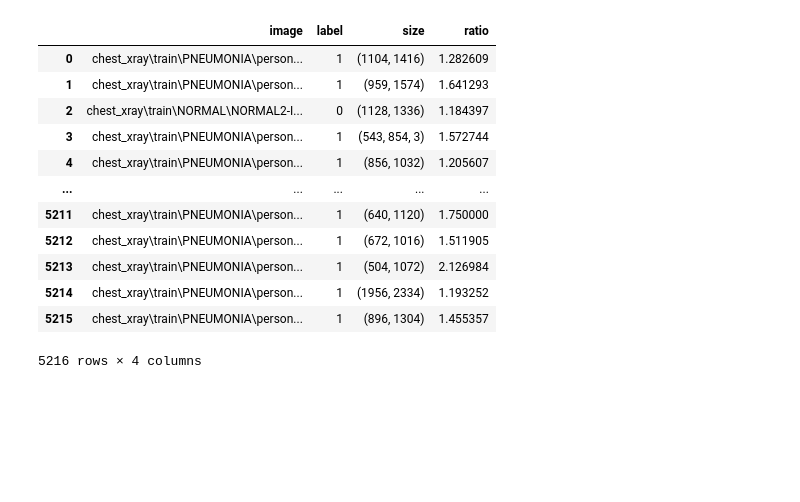
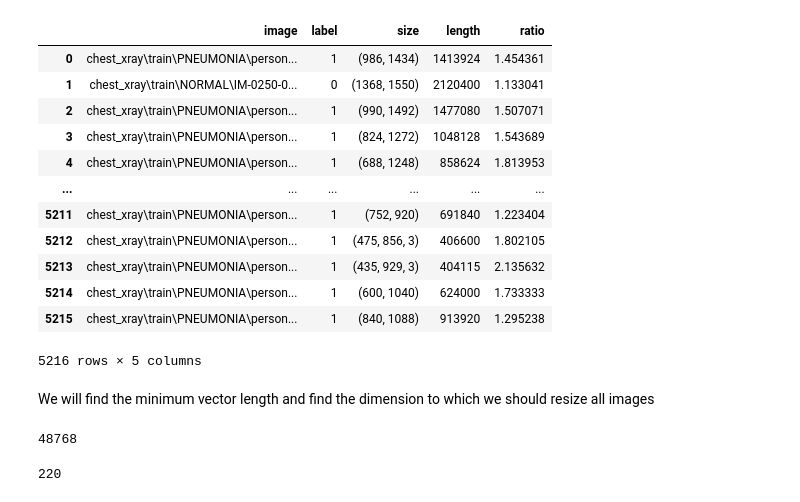
Before and after one commit to alex-ele-xela/Image-Analysis-Project, a Jupyter notebook: Pneumonia Detector/pneumonia_detector.ipynb, the cells around one changed output. Saved outputs shown, nothing was run; the diff lists cells and outputs as text; code cells hidden in the pictures; blank space fills up the shorter version.

```diff
--- a/Pneumonia Detector/pneumonia_detector.ipynb
+++ b/Pneumonia Detector/pneumonia_detector.ipynb
@@ -139,24 +140,40 @@ train_data
 5216 rows × 3 columns
 # %%
 ratios = []
+lengths = []
 for size in train_data['size']:
+  length = size[1] * size[0]
   ratio = size[1] / size[0]
+  lengths.append(length)
   ratios.append(ratio)
 
+train_data['length'] = lengths
 train_data['ratio'] = ratios
 train_data
 # %% [output]
-|  | image | label | size | ratio |
-| 0 | chest_xray\train\PNEUMONIA\person... | 1 | (1104, 1416) | 1.282609 |
-| 1 | chest_xray\train\PNEUMONIA\person... | 1 | (959, 1574) | 1.641293 |
-| 2 | chest_xray\train\NORMAL\NORMAL2-I... | 0 | (1128, 1336) | 1.184397 |
-| 3 | chest_xray\train\PNEUMONIA\person... | 1 | (543, 854, 3) | 1.572744 |
-| 4 | chest_xray\train\PNEUMONIA\person... | 1 | (856, 1032) | 1.205607 |
-| ... | ... | ... | ... | ... |
-| 5211 | chest_xray\train\PNEUMONIA\person... | 1 | (640, 1120) | 1.750000 |
-| 5212 | chest_xray\train\PNEUMONIA\person... | 1 | (672, 1016) | 1.511905 |
-| 5213 | chest_xray\train\PNEUMONIA\person... | 1 | (504, 1072) | 2.126984 |
-| 5214 | chest_xray\train\PNEUMONIA\person... | 1 | (1956, 2334) | 1.193252 |
-| 5215 | chest_xray\train\PNEUMONIA\person... | 1 | (896, 1304) | 1.455357 |
+|  | image | label | size | length | ratio |
+| 0 | chest_xray\train\PNEUMONIA\person... | 1 | (986, 1434) | 1413924 | 1.454361 |
+| 1 | chest_xray\train\NORMAL\IM-0250-0... | 0 | (1368, 1550) | 2120400 | 1.133041 |
+| 2 | chest_xray\train\PNEUMONIA\person... | 1 | (990, 1492) | 1477080 | 1.507071 |
+| 3 | chest_xray\train\PNEUMONIA\person... | 1 | (824, 1272) | 1048128 | 1.543689 |
+| 4 | chest_xray\train\PNEUMONIA\person... | 1 | (688, 1248) | 858624 | 1.813953 |
+| ... | ... | ... | ... | ... | ... |
+| 5211 | chest_xray\train\PNEUMONIA\person... | 1 | (752, 920) | 691840 | 1.223404 |
+| 5212 | chest_xray\train\PNEUMONIA\person... | 1 | (475, 856, 3) | 406600 | 1.802105 |
+| 5213 | chest_xray\train\PNEUMONIA\person... | 1 | (435, 929, 3) | 404115 | 2.135632 |
+| 5214 | chest_xray\train\PNEUMONIA\person... | 1 | (600, 1040) | 624000 | 1.733333 |
+| 5215 | chest_xray\train\PNEUMONIA\person... | 1 | (840, 1088) | 913920 | 1.295238 |
-5216 rows × 4 columns
+5216 rows × 5 columns
+# %% [markdown]
+We will find the minimum vector length and find the dimension to which we should resize all images
+# %%
+minLength = train_data['length'].min()
+print(minLength)
+
+# We will rescale all images into x*x images
+x = int(np.sqrt(minLength))
+x
+# %% [output]
+48768
+220
 # %%
```
Also changed, not shown: parts of 9 cells of this notebook.
